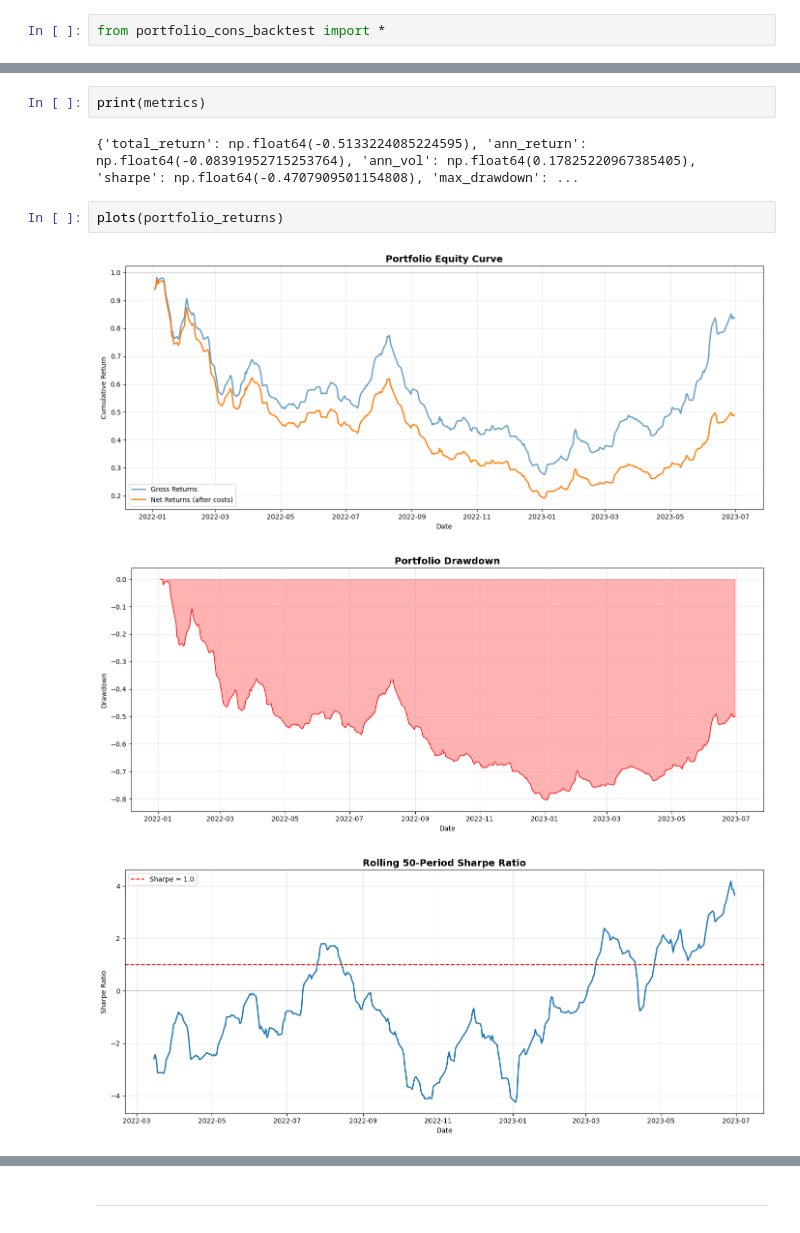
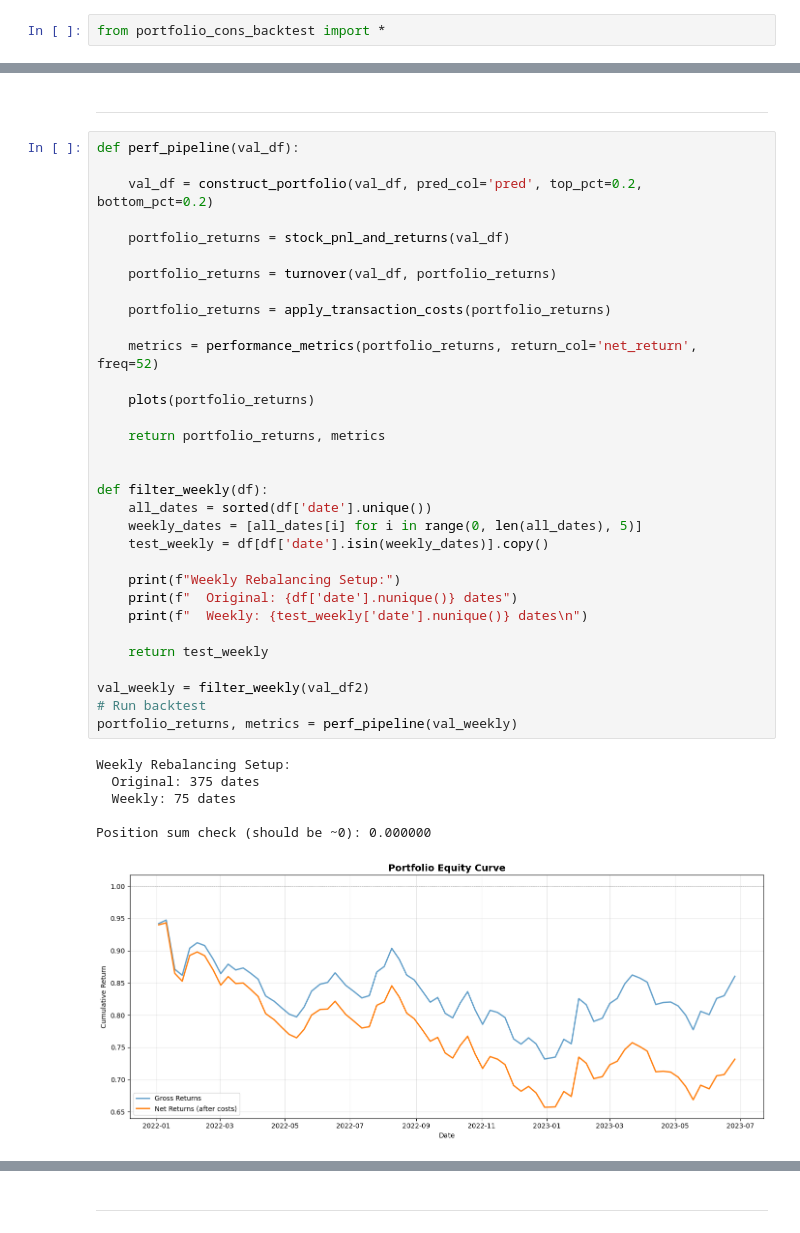
Before and after one commit to Sudhanva420/ml-equity-long-short-strategy, a Jupyter notebook: Notebooks/alpha_modeling_LGBM.ipynb, the cells around one changed output, grey strips where cells are left out. Cells and saved outputs as stored; diff of their text form.

```diff
--- a/Notebooks/alpha_modeling_LGBM.ipynb
+++ b/Notebooks/alpha_modeling_LGBM.ipynb
@@ -218,10 +199,41 @@ Position sum check (should be ~0): 0.000000
-# %%
-print(metrics)
-# %% [output]
-{'total_return': np.float64(-0.5133224085224595), 'ann_return': np.float64(-0.08391952715253764), 'ann_vol': np.float64(0.17825220967385405), 'sharpe': np.float64(-0.4707909501154808), 'max_drawdown': ...
-# %%
-plots(portfolio_returns)
-# %% [output]
-[figure, removed]
-[figure, removed]
-[figure, removed]
+# %% [markdown]
+-----
+# %%
+def perf_pipeline(val_df):
+
+    val_df = construct_portfolio(val_df, pred_col='pred', top_pct=0.2, bottom_pct=0.2)
+
+    portfolio_returns = stock_pnl_and_returns(val_df)
+
+    portfolio_returns = turnover(val_df, portfolio_returns)
+
+    portfolio_returns = apply_transaction_costs(portfolio_returns)
+
+    metrics = performance_metrics(portfolio_returns, return_col='net_return', freq=52)
+
+    plots(portfolio_returns)
+
+    return portfolio_returns, metrics
+
+
+def filter_weekly(df):
+    all_dates = sorted(df['date'].unique())
+    weekly_dates = [all_dates[i] for i in range(0, len(all_dates), 5)]
+    test_weekly = df[df['date'].isin(weekly_dates)].copy()
+
+    print(f"Weekly Rebalancing Setup:")
+    print(f"  Original: {df['date'].nunique()} dates")
+    print(f"  Weekly: {test_weekly['date'].nunique()} dates\n")
+
+    return test_weekly
+
+val_weekly = filter_weekly(val_df2)
+# Run backtest
+portfolio_returns, metrics = perf_pipeline(val_weekly)
+# %% [output]
+Weekly Rebalancing Setup:
+  Original: 375 dates
+  Weekly: 75 dates
+
+Position sum check (should be ~0): 0.000000
+[figure, added]
```
Also changed, not shown: parts of 9 cells of this notebook, 8 other files.
